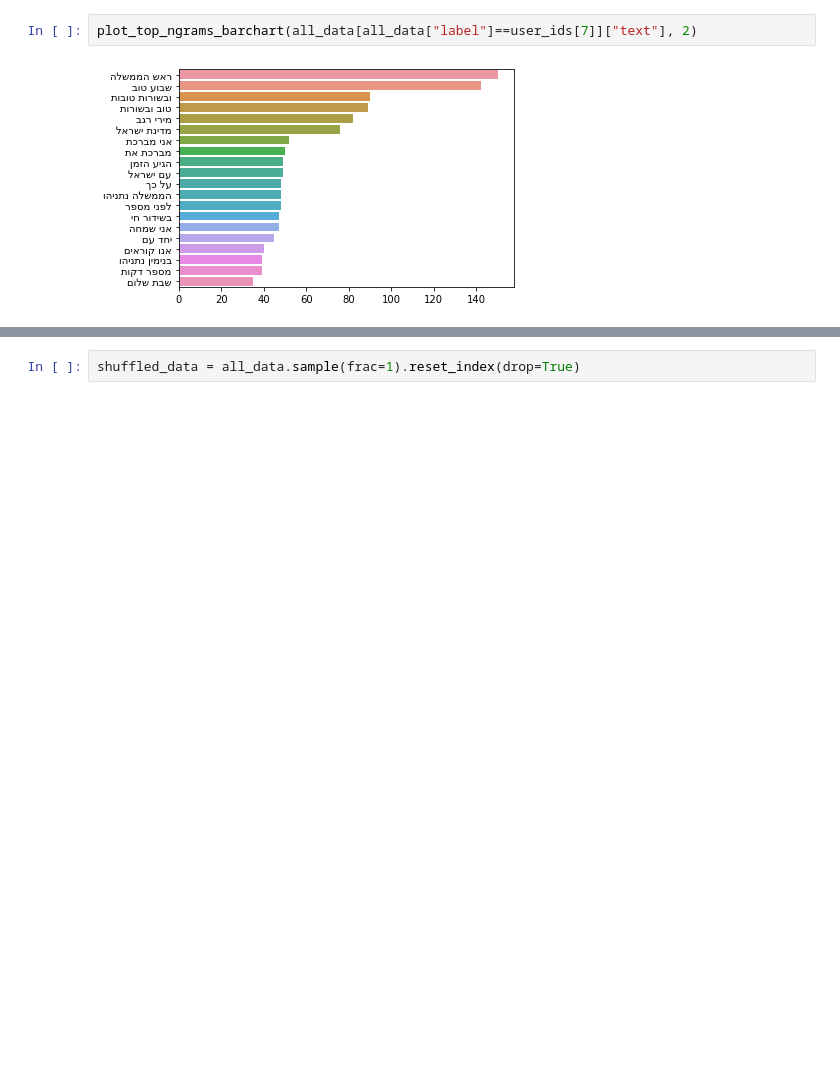
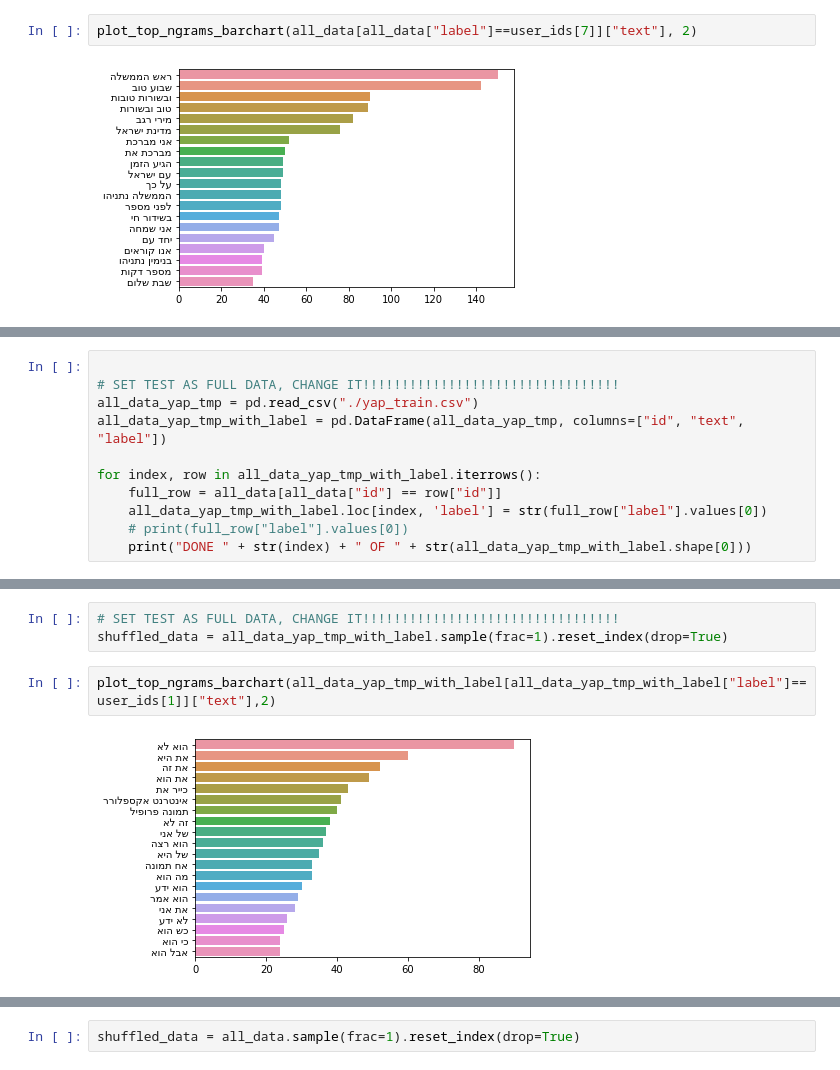
Before and after one commit to yanirelfasy/hnlp, a Jupyter notebook: hnlp_twitter_test/twitter_test.ipynb, the cells around one changed output, grey strips where cells are left out. Cells and saved outputs as stored; diff of their text form; blank space fills up the shorter version.

```diff
--- a/hnlp_twitter_test/twitter_test.ipynb
+++ b/hnlp_twitter_test/twitter_test.ipynb
@@ -264,0 +282,11 @@ plot_top_ngrams_barchart(all_data[all_data["label"]==user_ids[7]]["text"], 2)
+# %%
+
+# SET TEST AS FULL DATA, CHANGE IT!!!!!!!!!!!!!!!!!!!!!!!!!!!!!!!!!
+all_data_yap_tmp = pd.read_csv("./yap_train.csv")
+all_data_yap_tmp_with_label = pd.DataFrame(all_data_yap_tmp, columns=["id", "text", "label"])
+
+for index, row in all_data_yap_tmp_with_label.iterrows():
+    full_row = all_data[all_data["id"] == row["id"]]
+    all_data_yap_tmp_with_label.loc[index, 'label'] = str(full_row["label"].values[0])
+    # print(full_row["label"].values[0])
+    print("DONE " + str(index) + " OF " + str(all_data_yap_tmp_with_label.shape[0]))
@@ -264,0 +311,7 @@ plot_top_ngrams_barchart(all_data[all_data["label"]==user_ids[7]]["text"], 2)
+# %%
+# SET TEST AS FULL DATA, CHANGE IT!!!!!!!!!!!!!!!!!!!!!!!!!!!!!!!!!
+shuffled_data = all_data_yap_tmp_with_label.sample(frac=1).reset_index(drop=True)
+# %%
+plot_top_ngrams_barchart(all_data_yap_tmp_with_label[all_data_yap_tmp_with_label["label"]==user_ids[1]]["text"],2)
+# %% [output]
+[figure, added]
```
Also changed, not shown: parts of 89 cells of this notebook.
